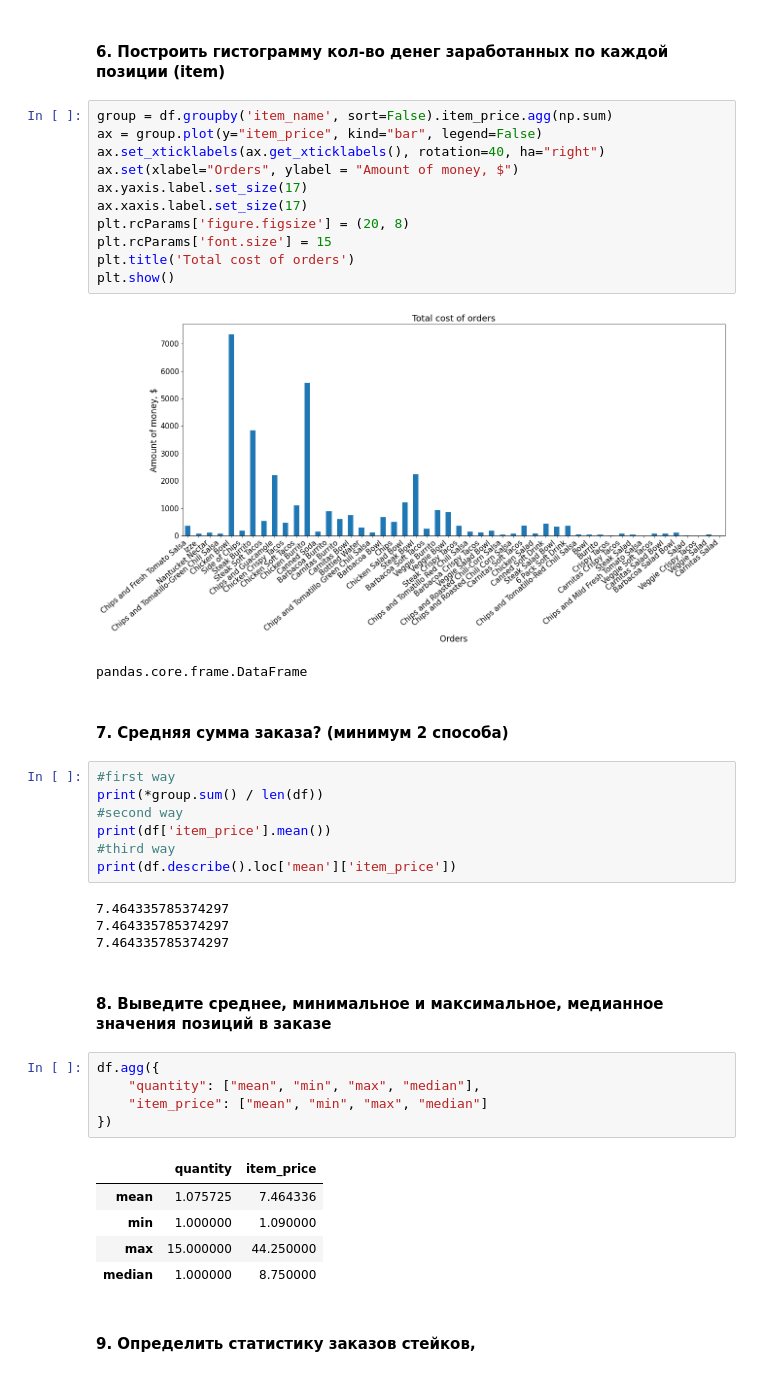
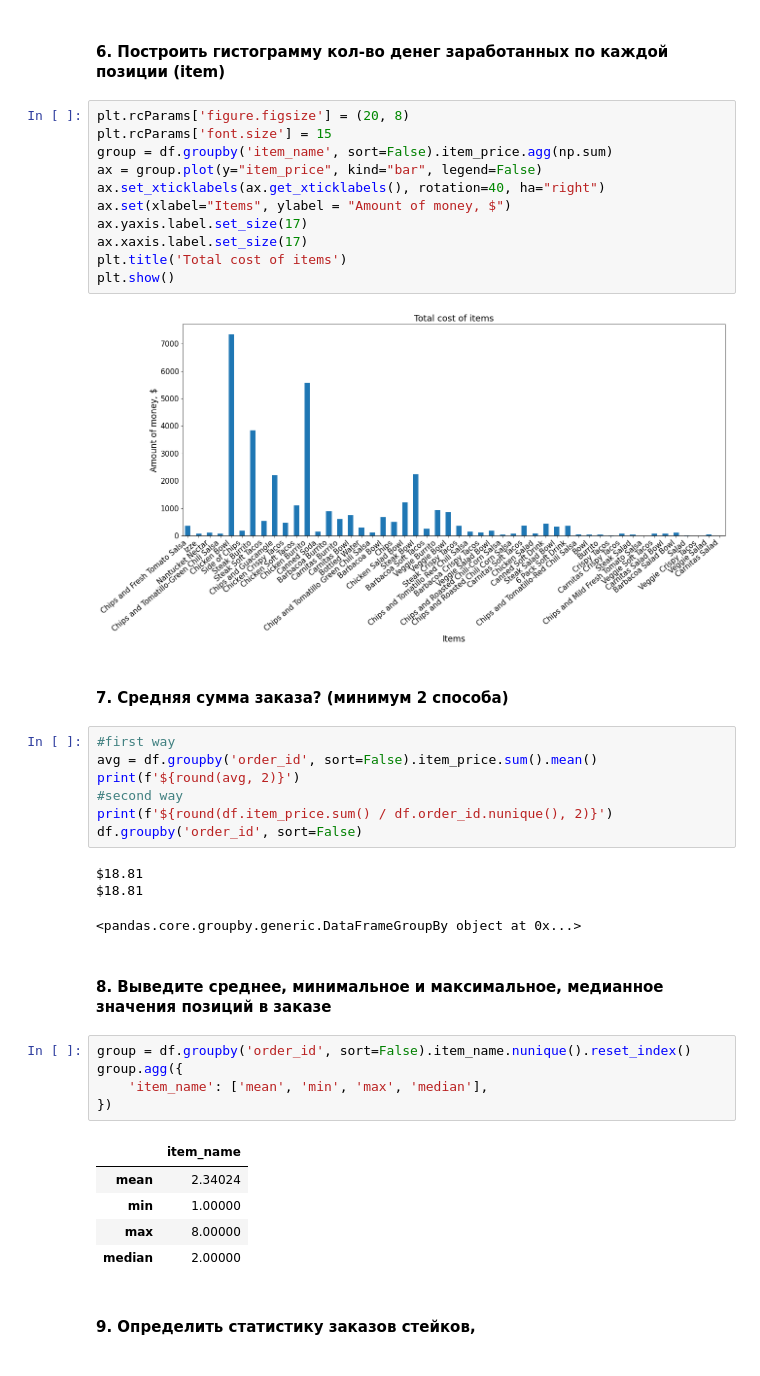
Before and after one commit to 4eckah78/machine-learning, a Jupyter notebook: homework1.ipynb, the cells around one changed output. Saved outputs shown, nothing was run; the diff lists cells and outputs as text.

```diff
--- a/homework1.ipynb
+++ b/homework1.ipynb
@@ -49,45 +50,44 @@ if df.dtypes['item_price'] == 'object':
 # %% [markdown]
 #### 6. Построить гистограмму кол-во денег заработанных по каждой позиции (item)
 # %%
+plt.rcParams['figure.figsize'] = (20, 8)
+plt.rcParams['font.size'] = 15
 group = df.groupby('item_name', sort=False).item_price.agg(np.sum)
 ax = group.plot(y="item_price", kind="bar", legend=False)
 ax.set_xticklabels(ax.get_xticklabels(), rotation=40, ha="right")
-ax.set(xlabel="Orders", ylabel = "Amount of money, $")
+ax.set(xlabel="Items", ylabel = "Amount of money, $")
 ax.yaxis.label.set_size(17)
 ax.xaxis.label.set_size(17)
-plt.rcParams['figure.figsize'] = (20, 8)
-plt.rcParams['font.size'] = 15
-plt.title('Total cost of orders')
+plt.title('Total cost of items')
 plt.show()
 # %% [output]
 [figure]
-pandas.core.frame.DataFrame
 # %% [markdown]
 #### 7. Средняя сумма заказа? (минимум 2 способа)
 # %%
 #first way
-print(*group.sum() / len(df))
+avg = df.groupby('order_id', sort=False).item_price.sum().mean()
+print(f'${round(avg, 2)}')
 #second way
-print(df['item_price'].mean())
-#third way
-print(df.describe().loc['mean']['item_price'])
+print(f'${round(df.item_price.sum() / df.order_id.nunique(), 2)}')
+df.groupby('order_id', sort=False)
 # %% [output]
-7.464335785374297
-7.464335785374297
-7.464335785374297
+$18.81
+$18.81
+<pandas.core.groupby.generic.DataFrameGroupBy object at 0x...>
 # %% [markdown]
 #### 8. Выведите среднее, минимальное и максимальное, медианное значения позиций в заказе
 # %%
-df.agg({
-    "quantity": ["mean", "min", "max", "median"],
-    "item_price": ["mean", "min", "max", "median"]
+group = df.groupby('order_id', sort=False).item_name.nunique().reset_index()
+group.agg({
+    'item_name': ['mean', 'min', 'max', 'median'],
 })
 # %% [output]
-|  | quantity | item_price |
-| mean | 1.075725 | 7.464336 |
-| min | 1.000000 | 1.090000 |
-| max | 15.000000 | 44.250000 |
-| median | 1.000000 | 8.750000 |
+|  | item_name |
+| mean | 2.34024 |
+| min | 1.00000 |
+| max | 8.00000 |
+| median | 2.00000 |
 # %% [markdown]
 #### 9. Определить статистику заказов стейков,
 # %%
```
Also changed, not shown: parts of 6 cells of this notebook.
